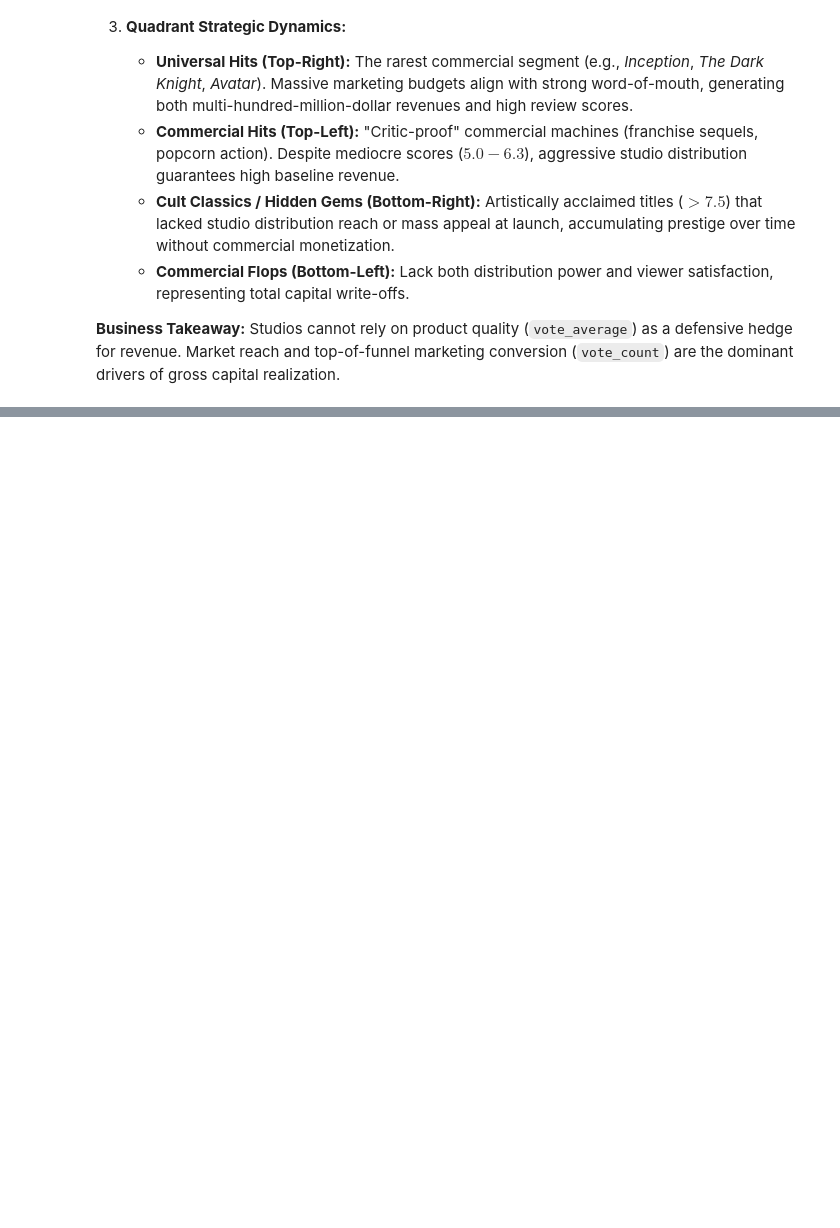
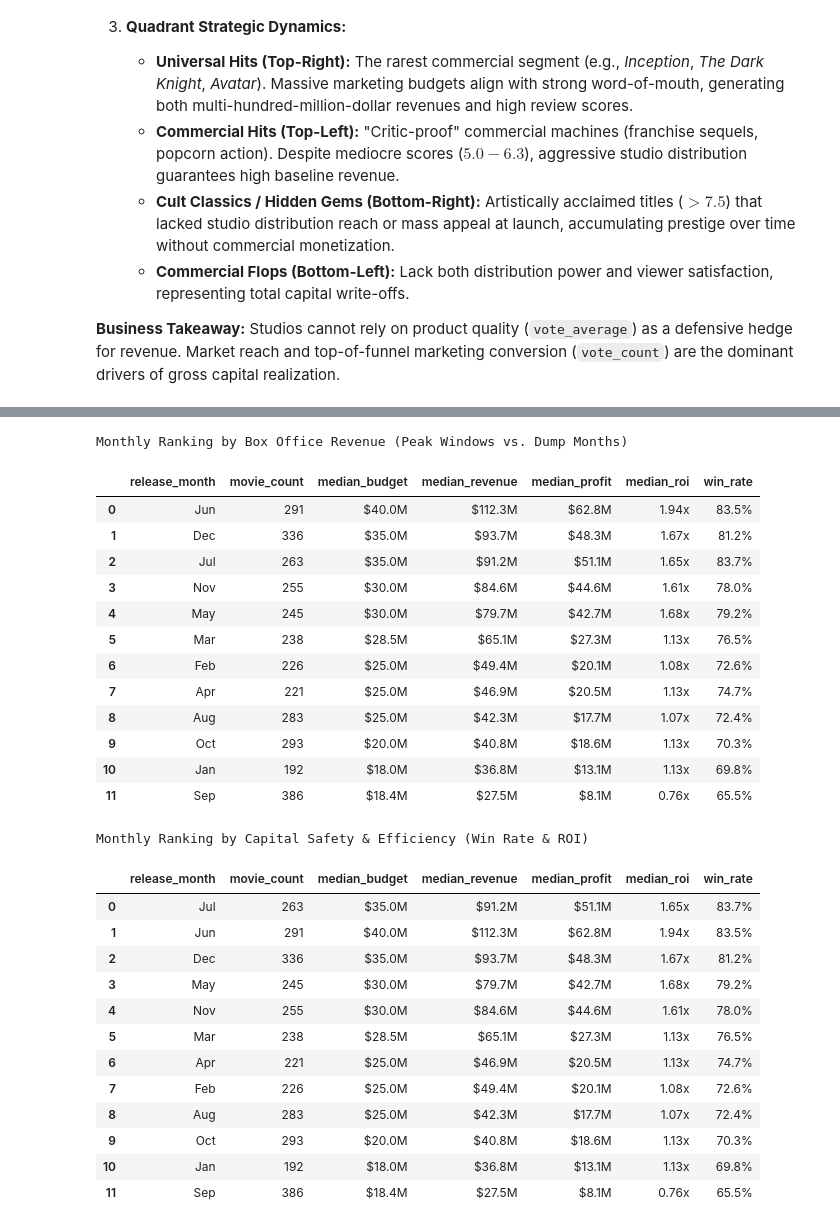
Before and after one commit to ellseyy/movie-economics-eda, a Jupyter notebook: notebooks/02_eda_hypotheses.ipynb, the cells around one changed output, grey strips where cells are left out. Cells and saved outputs as stored; diff of their text form; code cells hidden in the pictures; blank space fills up the shorter version.

```diff
--- a/notebooks/02_eda_hypotheses.ipynb
+++ b/notebooks/02_eda_hypotheses.ipynb
@@ -314,0 +615,53 @@ Studios cannot rely on product quality (`vote_average`) as a defensive hedge for
+# %%
+# Rank months by Median Box Office Revenue (Commercial Power)
+monthly_by_revenue = monthly_summary.sort_values(by='median_revenue', ascending=False).reset_index(drop=True)
+
+monthly_revenue_display = monthly_by_revenue.copy()
+for col in ['median_budget', 'median_revenue', 'median_profit']:
+    monthly_revenue_display[col] = monthly_revenue_display[col].apply(lambda x: f"${x / 1e6:.1f}M")
+monthly_revenue_display['median_roi'] = monthly_revenue_display['median_roi'].apply(lambda x: f"{x:.2f}x")
+monthly_revenue_display['win_rate'] = monthly_revenue_display['win_rate'].apply(lambda x: f"{x:.1f}%")
+
+print("Monthly Ranking by Box Office Revenue (Peak Windows vs. Dump Months)")
+display(monthly_revenue_display)
+
+# Rank months by Win Rate (% Profitable releases)
+monthly_by_winrate = monthly_summary.sort_values(by=['win_rate', 'median_roi'], ascending=[False, False]).reset_index(drop=True)
+
+monthly_winrate_display = monthly_by_winrate.copy()
+for col in ['median_budget', 'median_revenue', 'median_profit']:
+    monthly_winrate_display[col] = monthly_winrate_display[col].apply(lambda x: f"${x / 1e6:.1f}M")
+monthly_winrate_display['median_roi'] = monthly_winrate_display['median_roi'].apply(lambda x: f"{x:.2f}x")
+monthly_winrate_display['win_rate'] = monthly_winrate_display['win_rate'].apply(lambda x: f"{x:.1f}%")
+
+print("\nMonthly Ranking by Capital Safety & Efficiency (Win Rate & ROI)")
+display(monthly_winrate_display)
+# %% [output]
+Monthly Ranking by Box Office Revenue (Peak Windows vs. Dump Months)
+|  | release_month | movie_count | median_budget | median_revenue | median_profit | median_roi | win_rate |
+| 0 | Jun | 291 | $40.0M | $112.3M | $62.8M | 1.94x | 83.5% |
+| 1 | Dec | 336 | $35.0M | $93.7M | $48.3M | 1.67x | 81.2% |
+| 2 | Jul | 263 | $35.0M | $91.2M | $51.1M | 1.65x | 83.7% |
+| 3 | Nov | 255 | $30.0M | $84.6M | $44.6M | 1.61x | 78.0% |
+| 4 | May | 245 | $30.0M | $79.7M | $42.7M | 1.68x | 79.2% |
+| 5 | Mar | 238 | $28.5M | $65.1M | $27.3M | 1.13x | 76.5% |
+| 6 | Feb | 226 | $25.0M | $49.4M | $20.1M | 1.08x | 72.6% |
+| 7 | Apr | 221 | $25.0M | $46.9M | $20.5M | 1.13x | 74.7% |
+| 8 | Aug | 283 | $25.0M | $42.3M | $17.7M | 1.07x | 72.4% |
+| 9 | Oct | 293 | $20.0M | $40.8M | $18.6M | 1.13x | 70.3% |
+| 10 | Jan | 192 | $18.0M | $36.8M | $13.1M | 1.13x | 69.8% |
+| 11 | Sep | 386 | $18.4M | $27.5M | $8.1M | 0.76x | 65.5% |
+Monthly Ranking by Capital Safety & Efficiency (Win Rate & ROI)
+|  | release_month | movie_count | median_budget | median_revenue | median_profit | median_roi | win_rate |
+| 0 | Jul | 263 | $35.0M | $91.2M | $51.1M | 1.65x | 83.7% |
+| 1 | Jun | 291 | $40.0M | $112.3M | $62.8M | 1.94x | 83.5% |
+| 2 | Dec | 336 | $35.0M | $93.7M | $48.3M | 1.67x | 81.2% |
+| 3 | May | 245 | $30.0M | $79.7M | $42.7M | 1.68x | 79.2% |
+| 4 | Nov | 255 | $30.0M | $84.6M | $44.6M | 1.61x | 78.0% |
+| 5 | Mar | 238 | $28.5M | $65.1M | $27.3M | 1.13x | 76.5% |
+| 6 | Apr | 221 | $25.0M | $46.9M | $20.5M | 1.13x | 74.7% |
+| 7 | Feb | 226 | $25.0M | $49.4M | $20.1M | 1.08x | 72.6% |
+| 8 | Aug | 283 | $25.0M | $42.3M | $17.7M | 1.07x | 72.4% |
+| 9 | Oct | 293 | $20.0M | $40.8M | $18.6M | 1.13x | 70.3% |
+| 10 | Jan | 192 | $18.0M | $36.8M | $13.1M | 1.13x | 69.8% |
+| 11 | Sep | 386 | $18.4M | $27.5M | $8.1M | 0.76x | 65.5% |
```
Also changed, not shown: parts of 13 cells of this notebook.
